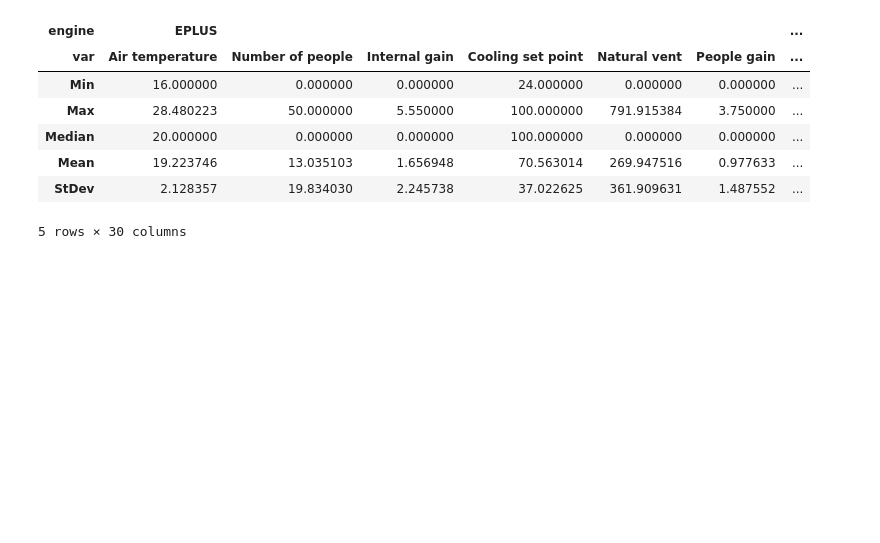
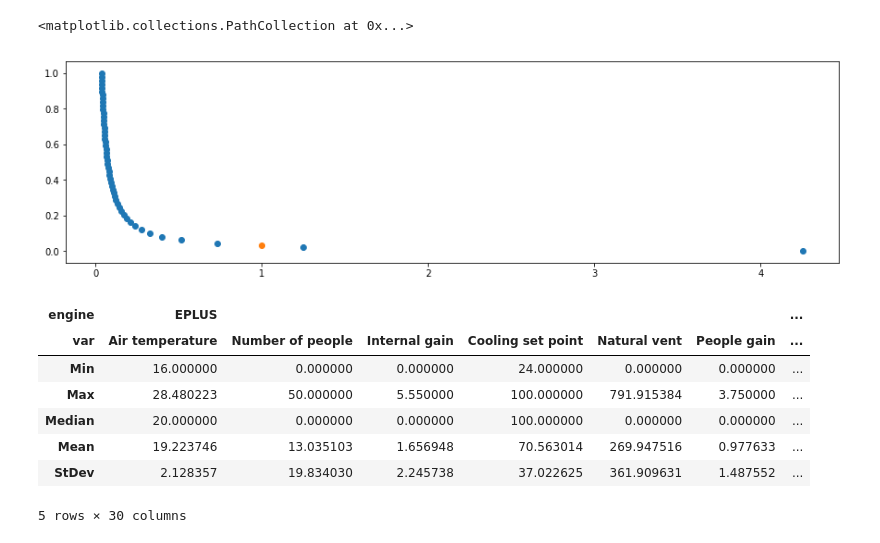
Before and after one commit to FraserGreenroyd/SAMAzure, a Jupyter notebook: TestFiles/reference/outputComparison/Testing Script.ipynb, the cells around one changed output. Cells and saved outputs as stored; diff of their text form; code cells hidden in the pictures; blank space fills up the shorter version.

Commit message:
Bloody thing wont interpolate

```diff
--- a/TestFiles/reference/outputComparison/Testing Script.ipynb
+++ b/TestFiles/reference/outputComparison/Testing Script.ipynb
@@ -208,0 +291,28 @@ MultiIndex(levels=[[u'Zone1', u'Zone2', u'Zone3', u'Zone4'], [u'Air temperature'
+# %%
+# Modify a single variable and get the vbalues from which to interpolate custom insulation thickness for U-Values
+
+from eppy.modeleditor import IDF
+
+u_val_dict = {}
+for insulation_thickness in np.linspace(0.001, 1.0, 50):
+
+    idf_file = "C:/Users/tgerrish/Desktop/SAMAzure/TestFiles/reference/outputComparison/Test_4Zone_modified.idf"
+    IDF.setiddname("C:/EnergyPlusV8-8-0/Energy+.idd")
+    idf = IDF(idf_file)
+    idf.idfobjects["MATERIAL"][3].Thickness = insulation_thickness
+    idf.saveas(idf_file)
+
+    print("Running for an insulation thickness of {0:}".format(insulation_thickness))
+
+    for _file in ["eplusmtr.csv", "eplusout.audit", "eplusout.bnd", "eplusout.csv", "eplusout.eio", "eplusout.end", "eplusout.err", "eplusout.eso", "eplusout.expidf", "eplusout.mdd", "eplusout.mtd", "eplusout.rdd", "eplusout.rvaudit", "eplusout.shd", "eplusout.sql", "sqlite.err", "test.log",]:
+        try:
+            os.remove(_file)
+        except:
+            pass
+
+    print("\nRunning simulation ...")
+    weatherfile = "C:/Users/tgerrish/Desktop/SAMAzure/TestFiles/Resources/GBR_Cardiff_CIBSE_TRY_ORIGINAL.epw"
+    subprocess.call("C:/EnergyPlusV8-8-0/energyplus.exe -a -x -r -w {0:} C:/Users/tgerrish/Desktop/SAMAzure/TestFiles/reference/outputComparison/Test_4Zone_modified.idf".format(weatherfile), shell=True)
+    print("Simulation complete")
+
+    u_val_dict[float(get_eplus_construction_properties("eplustbl.csv")["U-Value W/m2K"]["EXTERIOR WALL"])] = insulation_thickness
@@ -209,3 +337,21 @@ MultiIndex(levels=[[u'Zone1', u'Zone2', u'Zone3', u'Zone4'], [u'Air temperature'
+# %%
+# TODO - FIX THIS SHIT!
+from scipy import interpolate
+
+ext_wall_u_vals = u_val_dict.keys()
+ext_wall_insulation_thicknesses = u_val_dict.values()
+
+f = interpolate.interp1d(ext_wall_insulation_thicknesses, ext_wall_u_vals)
+
+fig, ax = plt.subplots(1, 1, figsize=(15, 4))
+ax.scatter(ext_wall_u_vals, ext_wall_insulation_thicknesses)
+
+target_u_value = 1
+
+ax.scatter(target_u_value, f(target_u_value))
+# %% [output]
+<matplotlib.collections.PathCollection at 0x...>
+[figure, added]
 # %%
 %matplotlib inline
 import matplotlib.pyplot as plt
```
Also changed, not shown: parts of 10 cells of this notebook, 14 other files.
